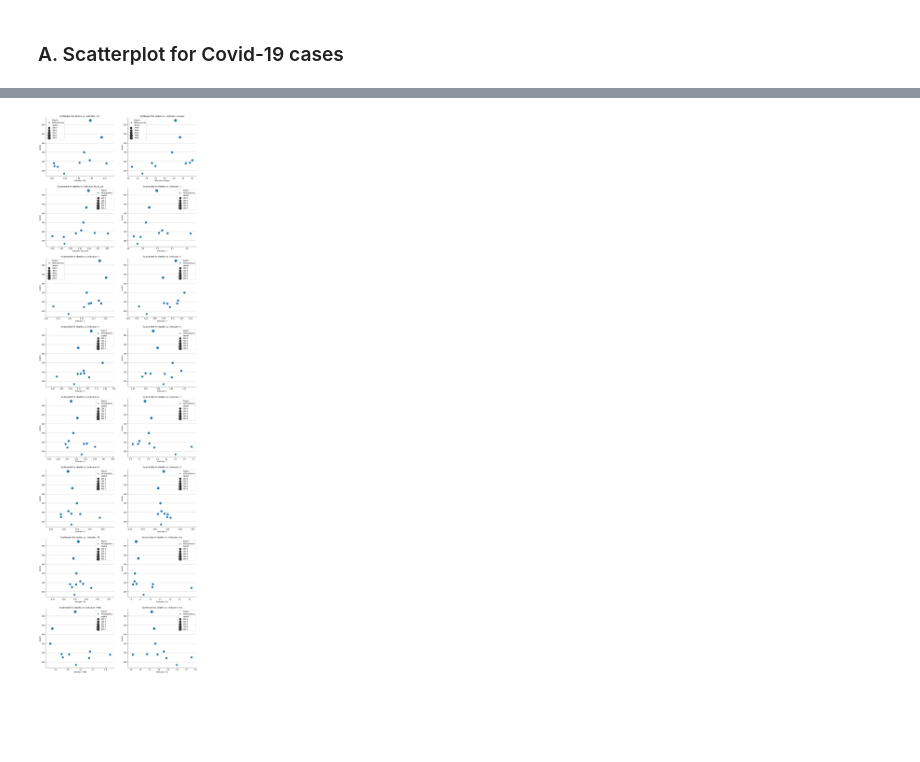
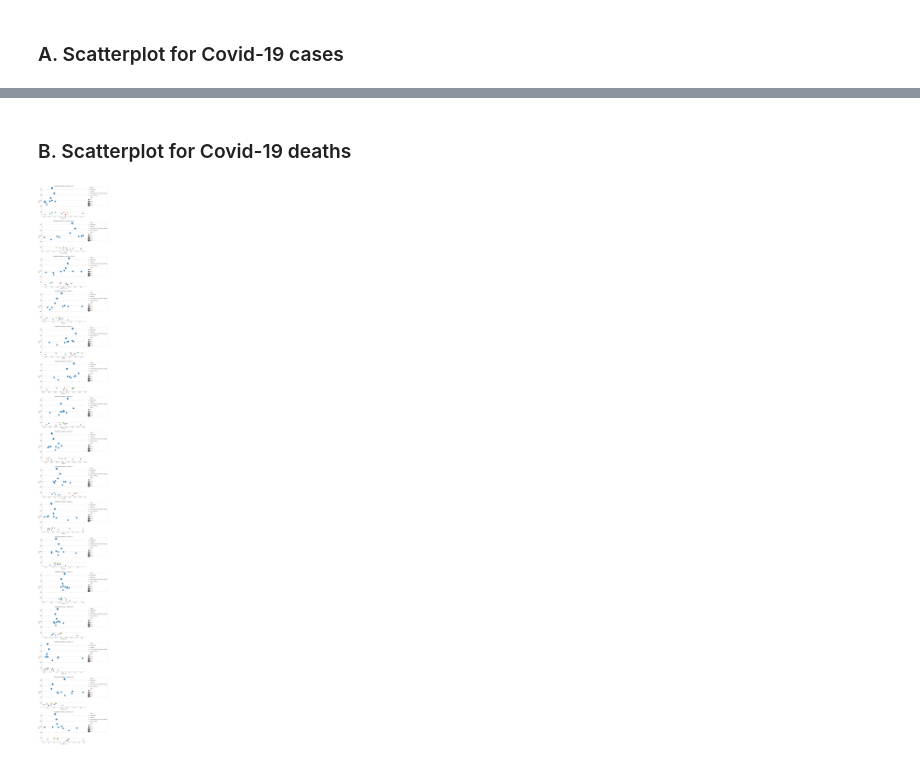
Before and after one commit to muellermax/Chile-Capstone, a Jupyter notebook: Chile Capstone.ipynb, the cells around one changed output, grey strips where cells are left out. Cells and saved outputs as stored; diff of their text form; code cells hidden in the pictures; blank space fills up the shorter version.

```diff
--- a/Chile Capstone.ipynb
+++ b/Chile Capstone.ipynb
@@ -876,4 +831,7 @@ plot_indicator_vs_affected(cases_districts, casen_rel_all, 'cases', 10, -10, 100
-# %%
-plot_indicator_vs_affected(deaths_districts, casen_rel_all, 'deaths', 10, -10, 1000)
-# %% [output]
-[figure, removed]
+# %% [markdown]
+### B. Scatterplot for Covid-19 deaths
+# %%
+# To plot the deaths, I chose a threshold of 50 deaths caused by Covid-19:
+plot_indicator_vs_affected(deaths_districts, casen_rel_all, 'deaths', 10, -10, 50)
+# %% [output]
+[figure, added]
```
Also changed, not shown: parts of 7 cells of this notebook.
